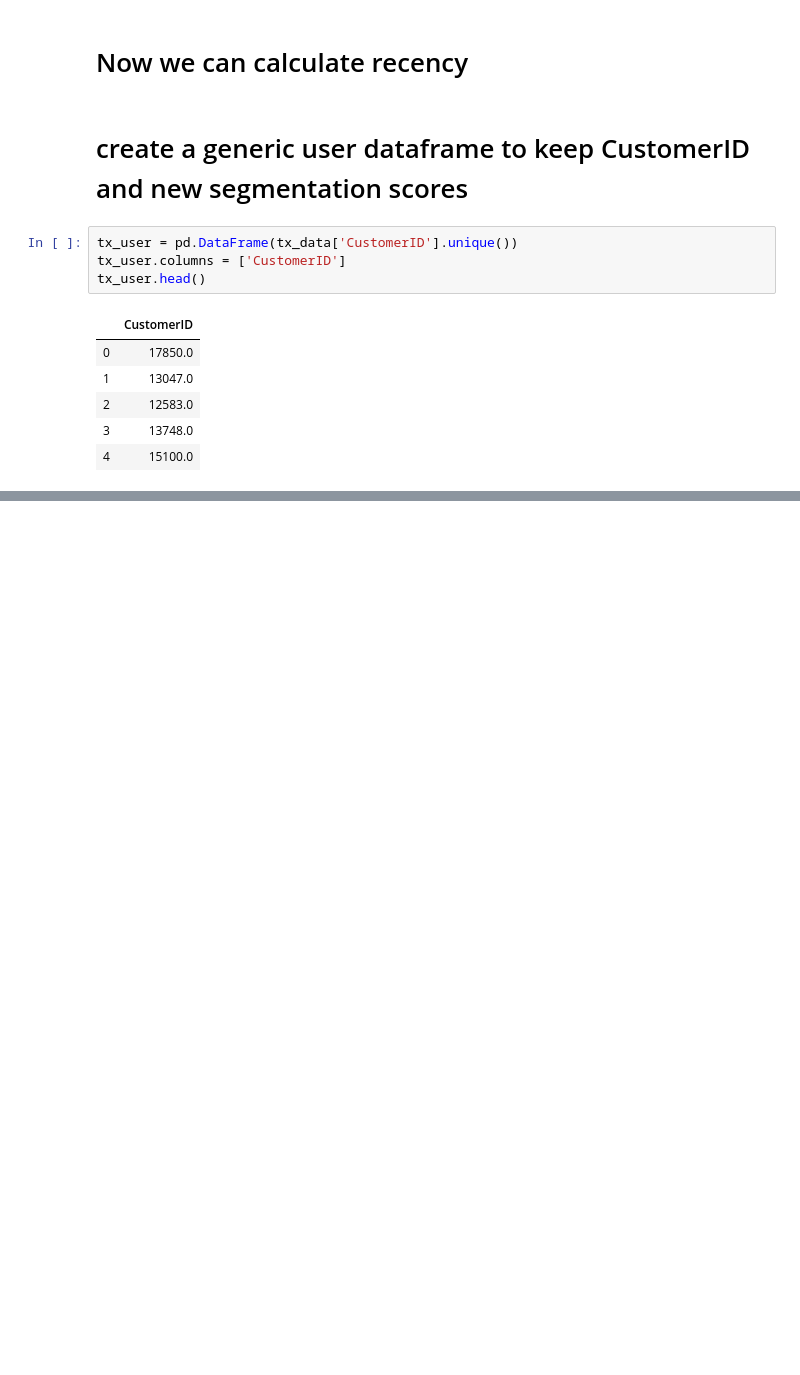
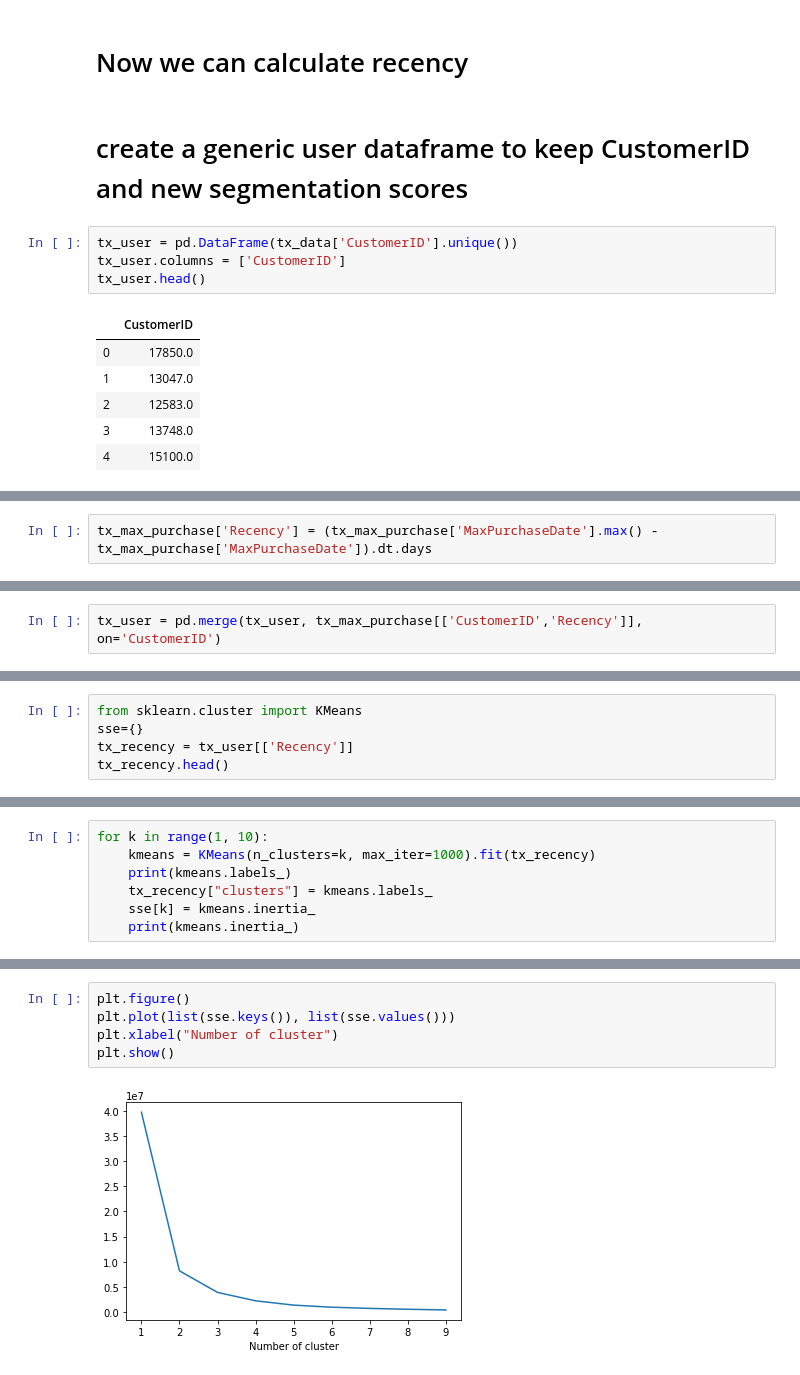
Before and after one commit to AbderrhmanAbdellatif/DataScience, a Jupyter notebook: Customer Segmentation.ipynb, the cells around one changed output, grey strips where cells are left out. Cells and saved outputs as stored; diff of their text form; blank space fills up the shorter version.

```diff
--- a/Customer Segmentation.ipynb
+++ b/Customer Segmentation.ipynb
@@ -70,0 +86,2 @@ tx_user.head()
+# %%
+tx_max_purchase['Recency'] = (tx_max_purchase['MaxPurchaseDate'].max() - tx_max_purchase['MaxPurchaseDate']).dt.days
@@ -70,0 +90,2 @@ tx_user.head()
+# %%
+tx_user = pd.merge(tx_user, tx_max_purchase[['CustomerID','Recency']], on='CustomerID')
@@ -70,0 +121,5 @@ tx_user.head()
+# %%
+from sklearn.cluster import KMeans
+sse={}
+tx_recency = tx_user[['Recency']]
+tx_recency.head()
@@ -70,0 +133,7 @@ tx_user.head()
+# %%
+for k in range(1, 10):
+    kmeans = KMeans(n_clusters=k, max_iter=1000).fit(tx_recency)
+    print(kmeans.labels_)
+    tx_recency["clusters"] = kmeans.labels_
+    sse[k] = kmeans.inertia_
+    print(kmeans.inertia_)
@@ -70,0 +173,7 @@ tx_user.head()
+# %%
+plt.figure()
+plt.plot(list(sse.keys()), list(sse.values()))
+plt.xlabel("Number of cluster")
+plt.show()
+# %% [output]
+[figure, added]
```
Also changed, not shown: parts of 12 cells of this notebook.
